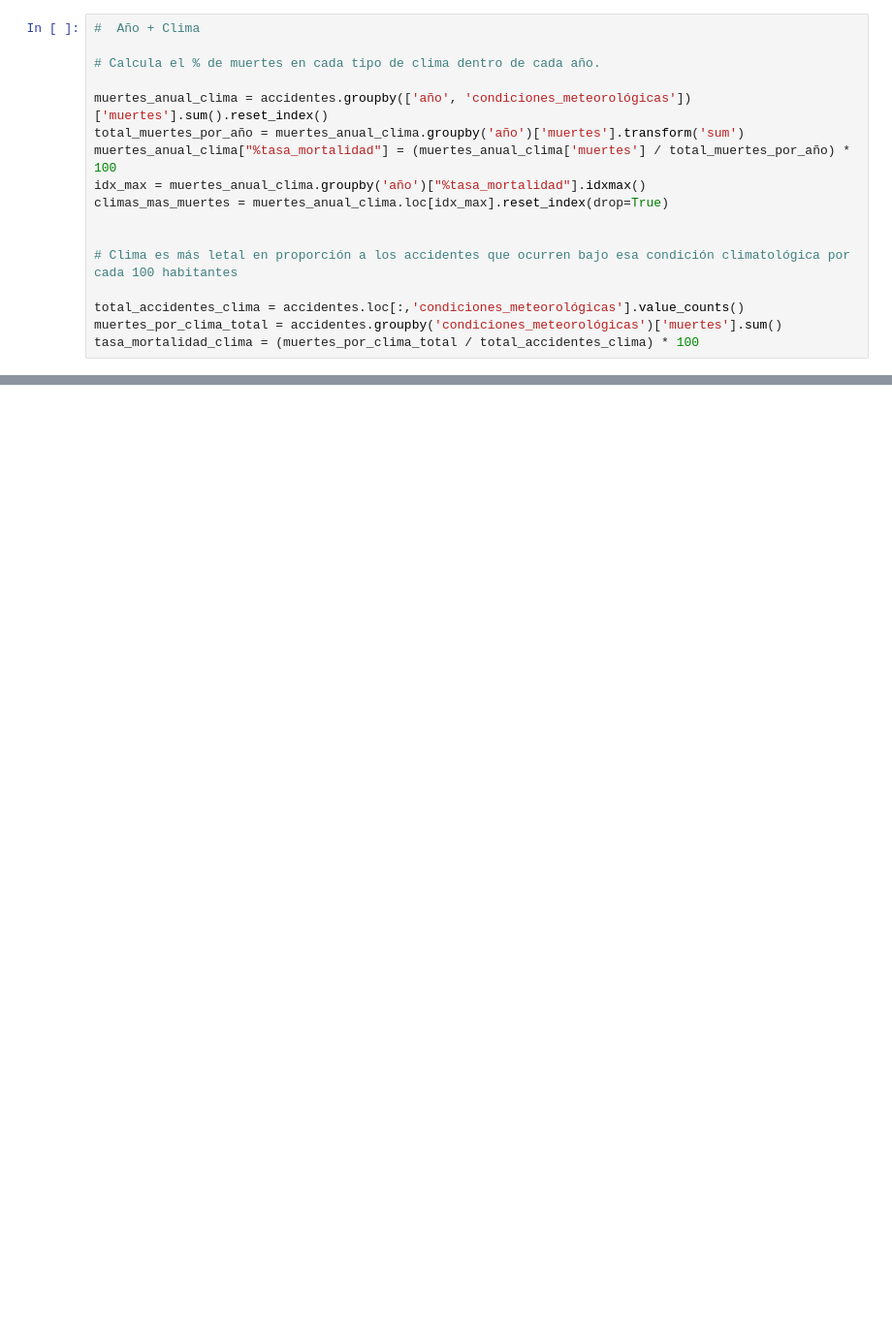
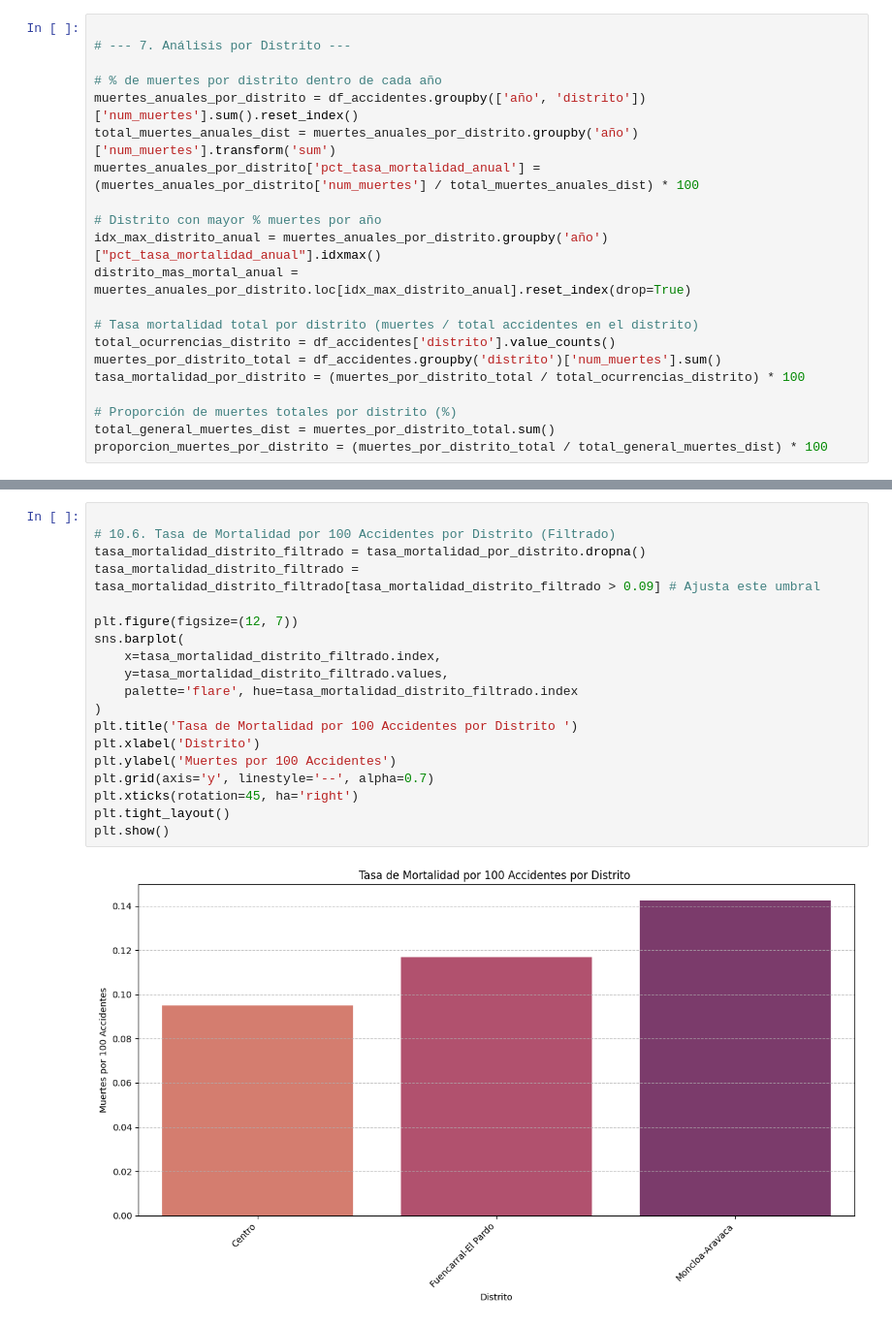
Before and after one commit to Porpi01/Madrid-traffic-accidents-analysis, a Jupyter notebook: Madrid_traffic_accidents.ipynb, the cells around one changed output, grey strips where cells are left out. Shown at 97% size. Saved outputs shown, nothing was run; the diff lists cells and outputs as text; blank space fills up the shorter version.

```diff
--- a/Madrid_traffic_accidents.ipynb
+++ b/Madrid_traffic_accidents.ipynb
@@ -215,18 +140,22 @@ plt.show()
 # %%
-#  Año + Clima
 
-# Calcula el % de muertes en cada tipo de clima dentro de cada año.
+# --- 7. Análisis por Distrito ---
 
-muertes_anual_clima = accidentes.groupby(['año', 'condiciones_meteorológicas'])['muertes'].sum().reset_index()
-total_muertes_por_año = muertes_anual_clima.groupby('año')['muertes'].transform('sum')
-muertes_anual_clima["%tasa_mortalidad"] = (muertes_anual_clima['muertes'] / total_muertes_por_año) * 100
-idx_max = muertes_anual_clima.groupby('año')["%tasa_mortalidad"].idxmax()
-climas_mas_muertes = muertes_anual_clima.loc[idx_max].reset_index(drop=True)
+# % de muertes por distrito dentro de cada año
+muertes_anuales_por_distrito = df_accidentes.groupby(['año', 'distrito'])['num_muertes'].sum().reset_index()
+total_muertes_anuales_dist = muertes_anuales_por_distrito.groupby('año')['num_muertes'].transform('sum')
+muertes_anuales_por_distrito['pct_tasa_mortalidad_anual'] = (muertes_anuales_por_distrito['num_muertes'] / total_muertes_anuales_dist) * 100
 
+# Distrito con mayor % muertes por año
+idx_max_distrito_anual = muertes_anuales_por_distrito.groupby('año')["pct_tasa_mortalidad_anual"].idxmax()
+distrito_mas_mortal_anual = muertes_anuales_por_distrito.loc[idx_max_distrito_anual].reset_index(drop=True)
 
-# Clima es más letal en proporción a los accidentes que ocurren bajo esa condición climatológica por cada 100 habitantes
+# Tasa mortalidad total por distrito (muertes / total accidentes en el distrito)
+total_ocurrencias_distrito = df_accidentes['distrito'].value_counts()
+muertes_por_distrito_total = df_accidentes.groupby('distrito')['num_muertes'].sum()
+tasa_mortalidad_por_distrito = (muertes_por_distrito_total / total_ocurrencias_distrito) * 100
 
-total_accidentes_clima = accidentes.loc[:,'condiciones_meteorológicas'].value_counts()
-muertes_por_clima_total = accidentes.groupby('condiciones_meteorológicas')['muertes'].sum()
-tasa_mortalidad_clima = (muertes_por_clima_total / total_accidentes_clima) * 100
+# Proporción de muertes totales por distrito (%)
+total_general_muertes_dist = muertes_por_distrito_total.sum()
+proporcion_muertes_por_distrito = (muertes_por_distrito_total / total_general_muertes_dist) * 100
 # %%
@@ -408,0 +296,21 @@ plt.show()
+# %%
+
+# 10.6. Tasa de Mortalidad por 100 Accidentes por Distrito (Filtrado)
+tasa_mortalidad_distrito_filtrado = tasa_mortalidad_por_distrito.dropna()
+tasa_mortalidad_distrito_filtrado = tasa_mortalidad_distrito_filtrado[tasa_mortalidad_distrito_filtrado > 0.09] # Ajusta este umbral
+
+plt.figure(figsize=(12, 7))
+sns.barplot(
+    x=tasa_mortalidad_distrito_filtrado.index,
+    y=tasa_mortalidad_distrito_filtrado.values,
+    palette='flare', hue=tasa_mortalidad_distrito_filtrado.index
+)
+plt.title('Tasa de Mortalidad por 100 Accidentes por Distrito ')
+plt.xlabel('Distrito')
+plt.ylabel('Muertes por 100 Accidentes')
+plt.grid(axis='y', linestyle='--', alpha=0.7)
+plt.xticks(rotation=45, ha='right')
+plt.tight_layout()
+plt.show()
+# %% [output]
+[figure, added]
```
Also changed, not shown: parts of 16 cells of this notebook.
